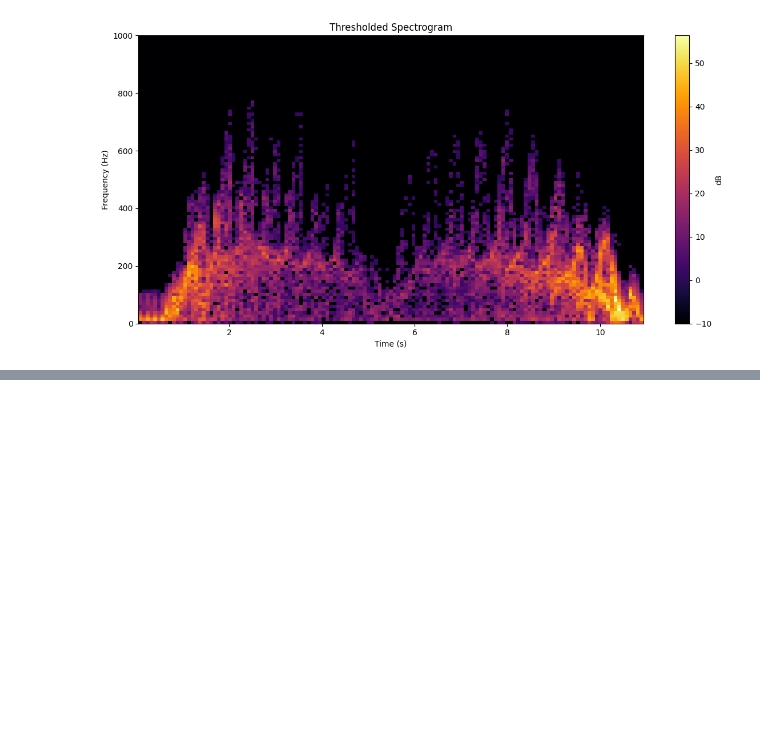
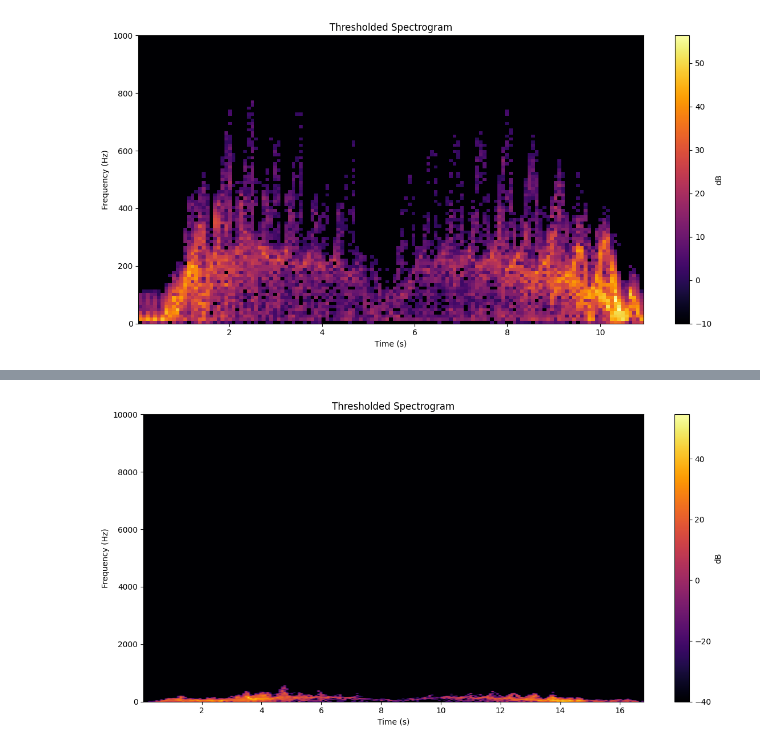
Before and after one commit to MishayNaidoo/Traffic-Monitoring-Using-Doppler-Radar, a Jupyter notebook: Motion_Tests/SpectrogramPlots.ipynb, the cells around one changed output, grey strips where cells are left out. Cells and saved outputs as stored; diff of their text form; code cells hidden in the pictures; blank space fills up the shorter version.

```diff
--- a/Motion_Tests/SpectrogramPlots.ipynb
+++ b/Motion_Tests/SpectrogramPlots.ipynb
@@ -91,0 +114,21 @@ plt.show()
+# %%
+# Convert the spectrogram to dB scale
+Sxx_dB = 10 * np.log10(Sxx)
+
+# Apply thresholding
+threshold = 0  # dB
+Sxx_dB[Sxx_dB < threshold] = -40
+
+# Plot the thresholded spectrogram
+plt.figure(figsize=(12, 6))
+plt.imshow(Sxx_dB, aspect='auto', cmap='inferno', origin='lower',
+           extent=[times.min(), times.max(), frequencies.min(), frequencies.max()])
+plt.ylim(0, 10000)
+plt.colorbar(label='dB')
+plt.title('Thresholded Spectrogram')
+plt.xlabel('Time (s)')
+plt.ylabel('Frequency (Hz)')
+plt.tight_layout()
+plt.show()
+# %% [output]
+[figure, added]
```
Also changed, not shown: parts of 11 cells of this notebook, 4 other files.
